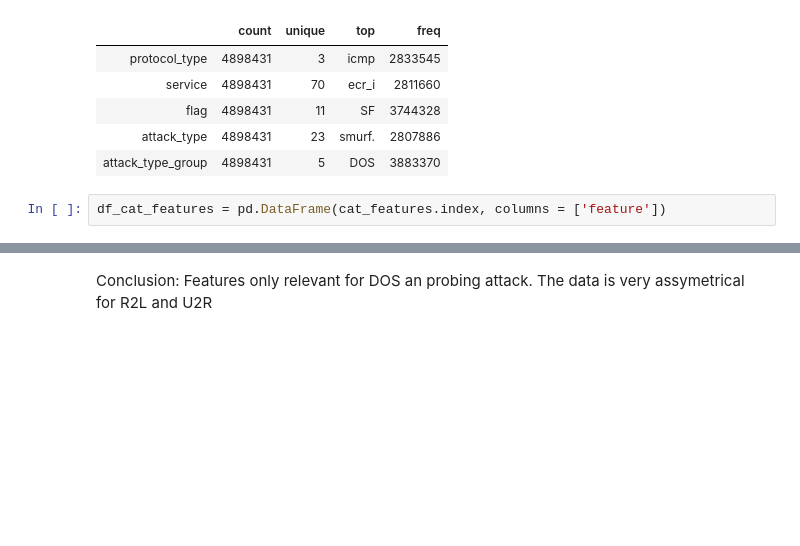
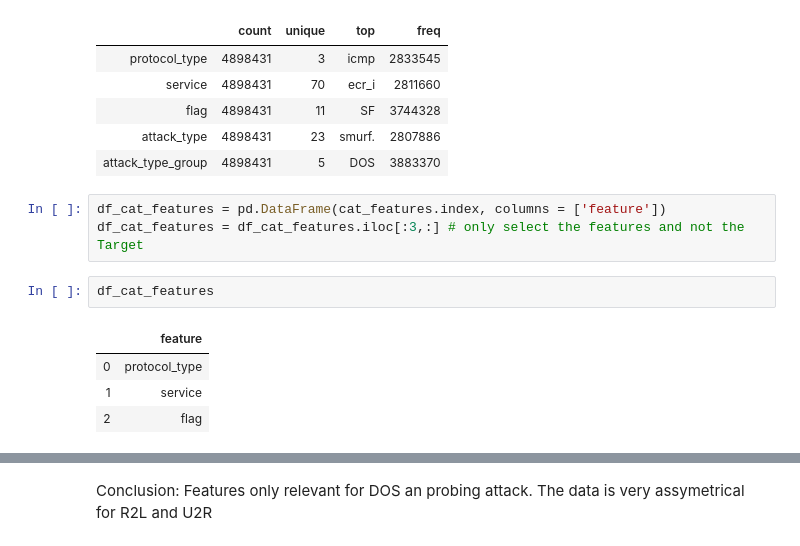
Before and after one commit to narendraparigi1987/ml_assignment, a Jupyter notebook: ML Network Intrusion - 20200311-01.ipynb, the cells around one changed output, grey strips where cells are left out. Cells and saved outputs as stored; diff of their text form; blank space fills up the shorter version.

```diff
--- a/ML Network Intrusion - 20200311-01.ipynb
+++ b/ML Network Intrusion - 20200311-01.ipynb
@@ -171,4 +173,12 @@ cat_features
 | attack_type_group | 4898431 | 5 | DOS | 3883370 |
 # %%
 df_cat_features = pd.DataFrame(cat_features.index, columns = ['feature'])
+df_cat_features = df_cat_features.iloc[:3,:] # only select the features and not the Target
+# %%
+df_cat_features
+# %% [output]
+|  | feature |
+| 0 | protocol_type |
+| 1 | service |
+| 2 | flag |
 # %%
```
Also changed, not shown: parts of 19 cells of this notebook.
